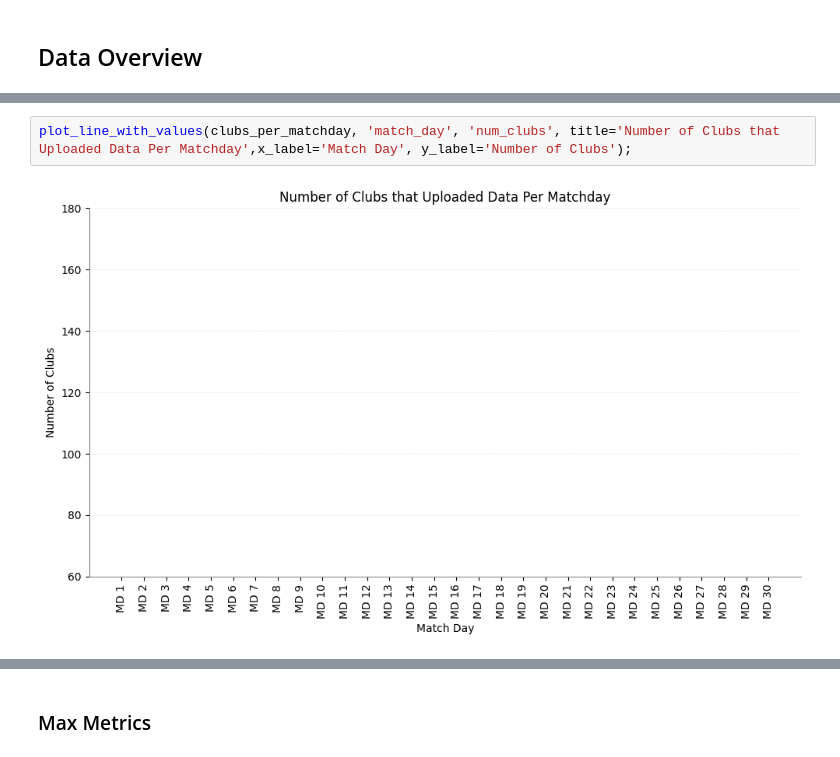
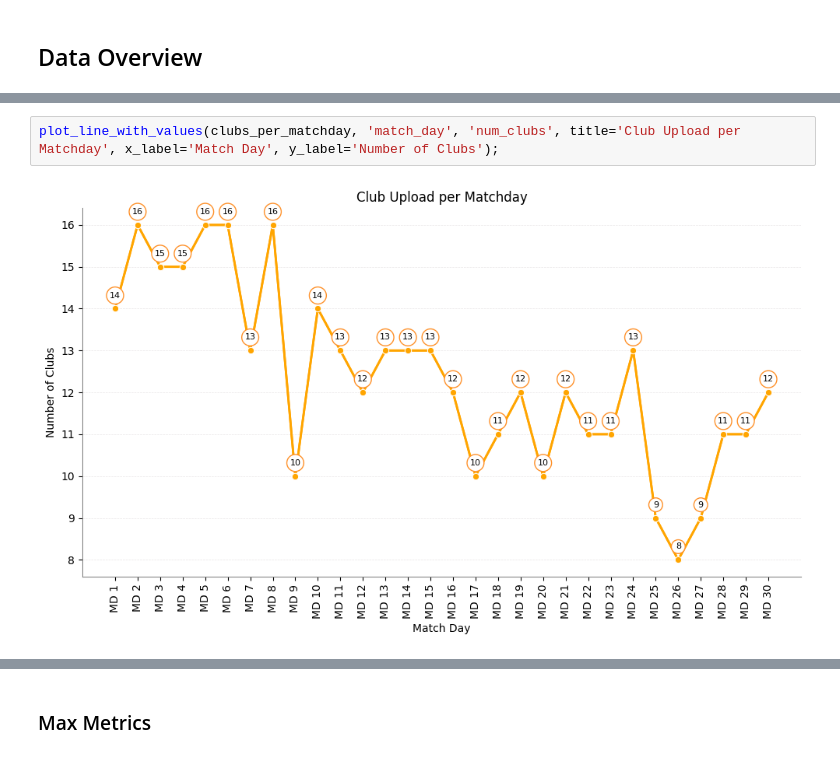
Before and after one commit to humphrey-nyanzi/physical-data-pipeline, a Jupyter notebook: analysis_UPL_2025.ipynb, the cells around one changed output, grey strips where cells are left out. Cells and saved outputs as stored; diff of their text form.

```diff
--- a/analysis_UPL_2025.ipynb
+++ b/analysis_UPL_2025.ipynb
@@ -350,10 +253,10 @@ def plot_line_with_values(data, x_col, y_col, title=None, x_label=None,y_label=N
     plt.tight_layout()
 
     return ax
-# %%
-plot_line_with_values(clubs_per_matchday, 'match_day', 'num_clubs', title='Number of Clubs that Uploaded Data Per Matchday',x_label='Match Day', y_label='Number of Clubs');
-# %% [output]
-[figure, removed]
+# %%
+plot_line_with_values(clubs_per_matchday, 'match_day', 'num_clubs', title='Club Upload per Matchday', x_label='Match Day', y_label='Number of Clubs');
+# %% [output]
+[figure, added]
 # %%
 plot_line_with_values(total_players_per_matchday, 'match_day', 'total_player_entries', title='Total Player Entries Per Matchday', x_label='Match Day', y_label='Total Player Entries');
 # %% [output]
```
Also changed, not shown: parts of 43 cells of this notebook, 5 other files.
